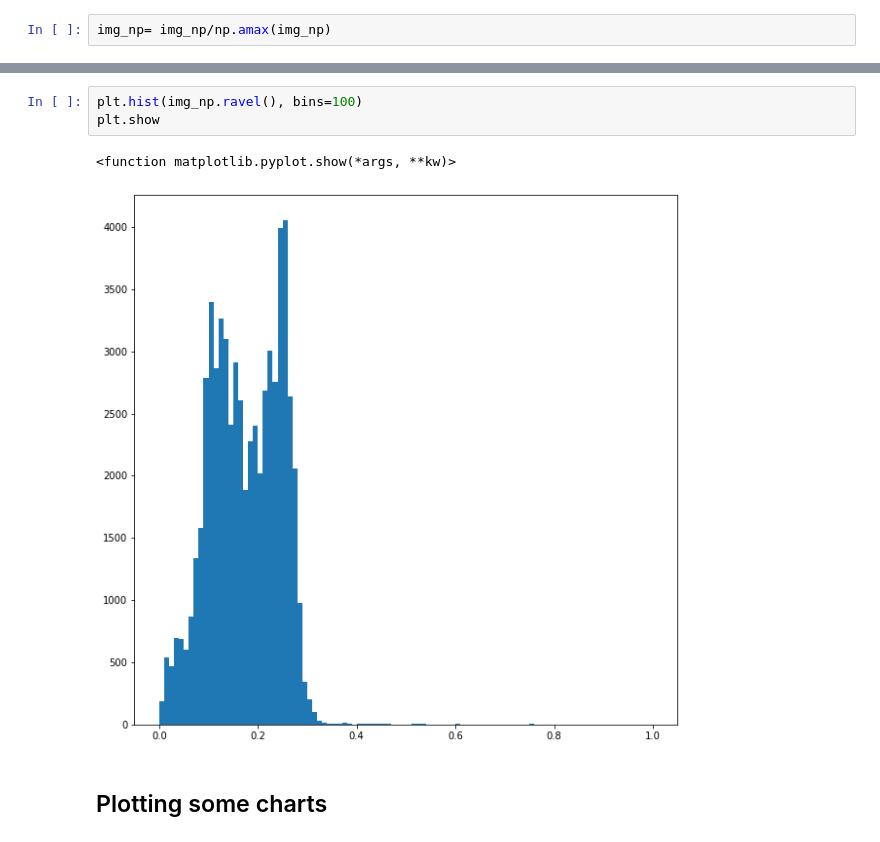
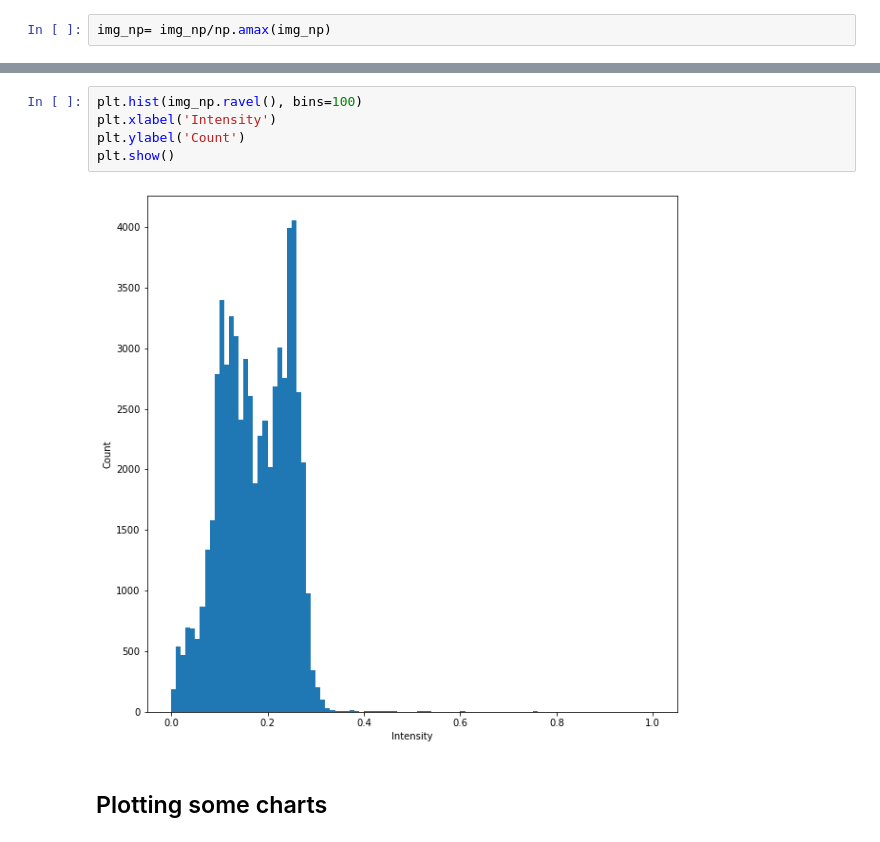
Before and after one commit to ElliotY-ML/Hippocampus_Segmentation_MRI, a Jupyter notebook: Section 1 EDA/Final Project EDA.ipynb, the cells around one changed output, grey strips where cells are left out. Cells and saved outputs as stored; diff of their text form.

```diff
--- a/Section 1 EDA/Final Project EDA.ipynb
+++ b/Section 1 EDA/Final Project EDA.ipynb
@@ -307,9 +311,10 @@ np.amax(img_np)
 # %%
 plt.hist(img_np.ravel(), bins=100)
-plt.show
+plt.xlabel('Intensity')
+plt.ylabel('Count')
+plt.show()
 # %% [output]
-<function matplotlib.pyplot.show(*args, **kw)>
-[figure, old version]
+[figure, new version]
 # %% [markdown]
 ## Plotting some charts
 # %%
```
Also changed, not shown: parts of 18 cells of this notebook.
